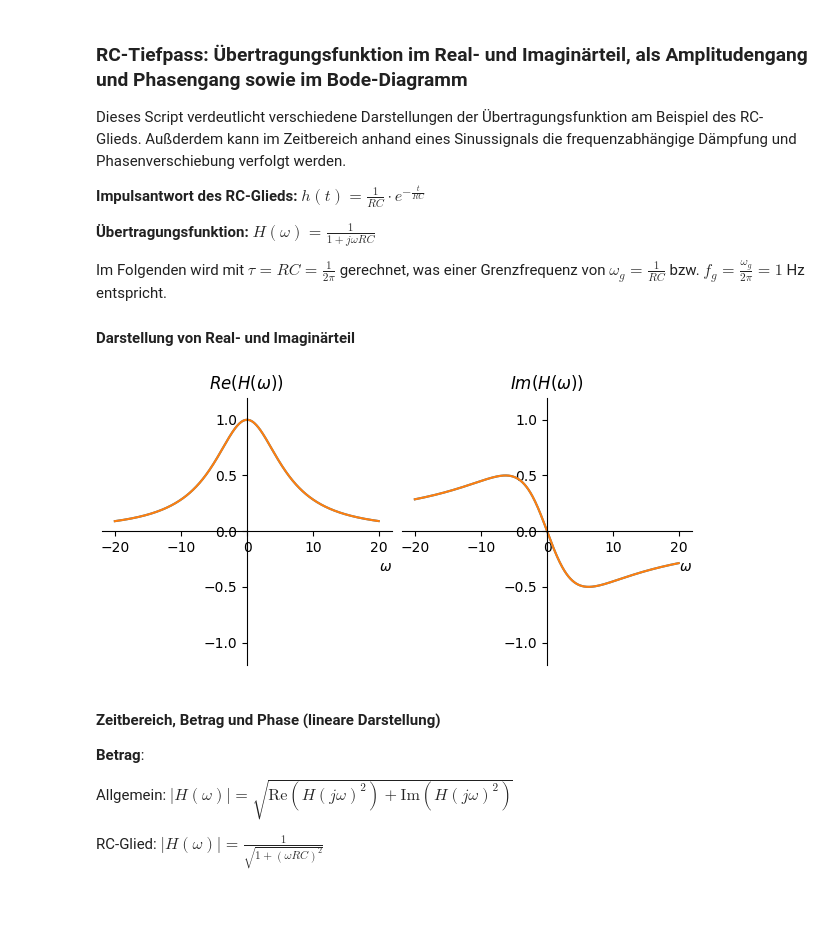
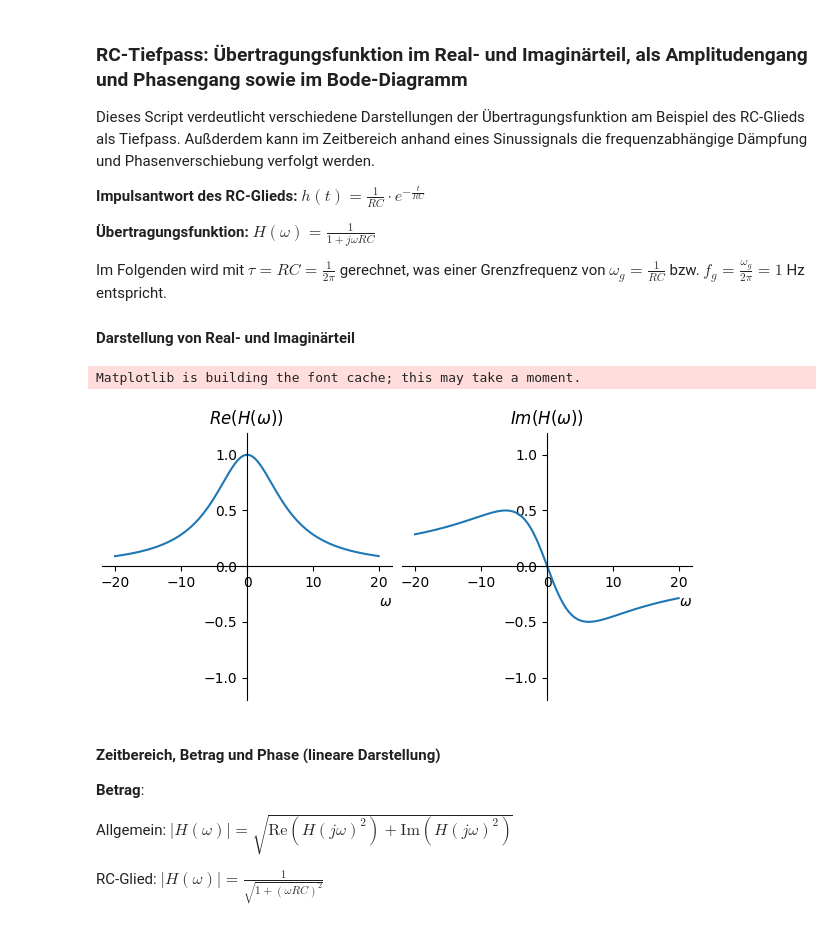
Before and after one commit to bdcodebase/JLdeployments, a Jupyter notebook: content/RC-Tiefpass.ipynb, the cells around one changed output. Cells and saved outputs as stored; diff of their text form; code cells hidden in the pictures.

```diff
--- a/content/RC-Tiefpass.ipynb
+++ b/content/RC-Tiefpass.ipynb
@@ -1,6 +1,6 @@
 # %% [markdown]
 ### RC-Tiefpass: Übertragungsfunktion im Real- und Imaginärteil, als Amplitudengang und Phasengang sowie im Bode-Diagramm
-Dieses Script verdeutlicht verschiedene Darstellungen der Übertragungsfunktion am Beispiel des RC-Glieds. Außderdem kann im Zeitbereich anhand eines Sinussignals die frequenzabhängige Dämpfung und Phasenverschiebung verfolgt werden.
+Dieses Script verdeutlicht verschiedene Darstellungen der Übertragungsfunktion am Beispiel des RC-Glieds als Tiefpass. Außderdem kann im Zeitbereich anhand eines Sinussignals die frequenzabhängige Dämpfung und Phasenverschiebung verfolgt werden.
 
 **Impulsantwort des RC-Glieds:**
 $h(t)=\frac{1}{RC}\cdot e^{-\frac{t}{RC}}$
@@ -24,7 +24,7 @@ if platform.system() == "Emscripten": # running in JupyterLite
 # Import so, dass möglichst viele Funktionen "wie in Matlab" zur Verfügung stehen:
 from numpy import (pi, log10, exp, sqrt, sin, cos, tan, arctan, angle, arange, logspace, linspace, zeros, ones, real, imag) # numpy für's Rechnen, bei Bedarf anpassen
 from matplotlib.pyplot import (figure, plot, stem, legend, text, xscale,
-                               grid, xlabel, ylabel, subplot, title, clf, cla, xlim, ylim) # matpotlib für's  Plotten, bei Bedarf anpassen
+                               grid, xlabel, ylabel, subplot, title, clf, cla, xlim, ylim, yticks) # matpotlib für's  Plotten, bei Bedarf anpassen
 from matplotlib.pyplot import fill_between as area # Beispiel für eine Mapping auf Matlab-Bezeichnung
 import ipywidgets as widgets # interaktive Controls wie Slider, Dropdowns etc.
 
@@ -34,35 +34,36 @@ def myplotstyle(ax): # Hilfsfunktion, hübscht den Plot etwas auf
     ax.xaxis.set_ticks_position('bottom')
     ax.spines['bottom'].set_position(('data',0))
     ax.yaxis.set_ticks_position('left')
     ax.spines['left'].set_position(('data',0))
 
 fig1 = figure(figsize=(6, 3), dpi=100,
        layout='constrained',num='Fig1') # bei Bedarf anpassen, Achtung Tablet: Nicht über 7 Breite; Titel hinter "num", hier Leerzeichen
-
+clf()
 fg = 1 #Hz, Grenzfrequenz des Filters
 T_RC = 1/2/pi/fg # Zeitkonstante aus fg berechnen
 
 w = arange(-20,20,0.1) # Omega als Vector für den Plot
 H=1/(1 + 1j * w * T_RC); # Übertragungsfunktion,
 ax = subplot(1,2,1)
 plot(w,real(H))
 xlabel(r'$\omega$', loc='right')
 #ylabel('$Re(H(\omega))$', loc='top')
 title(r'$Re(H(\omega))$')
 ylim(-1.2,1.2)
 myplotstyle(ax)
 
 ax = subplot(1,2,2)
 plot(w,imag(H))
 xlabel(r'$\omega$', loc='right')
 #ylabel('$Im(H(\omega))$', loc='top')
 title(r'$Im(H(\omega))$')
 ylim(-1.2,1.2)
 
 myplotstyle(ax)
 fig1.canvas.show()
 # %% [output]
+Matplotlib is building the font cache; this may take a moment.
-[figure, old version]
+[figure, new version]
 # %% [markdown]
 #### Zeitbereich, Betrag und Phase (lineare Darstellung)
 **Betrag**:
```
Also changed, not shown: parts of 3 cells of this notebook, 12 other files.
